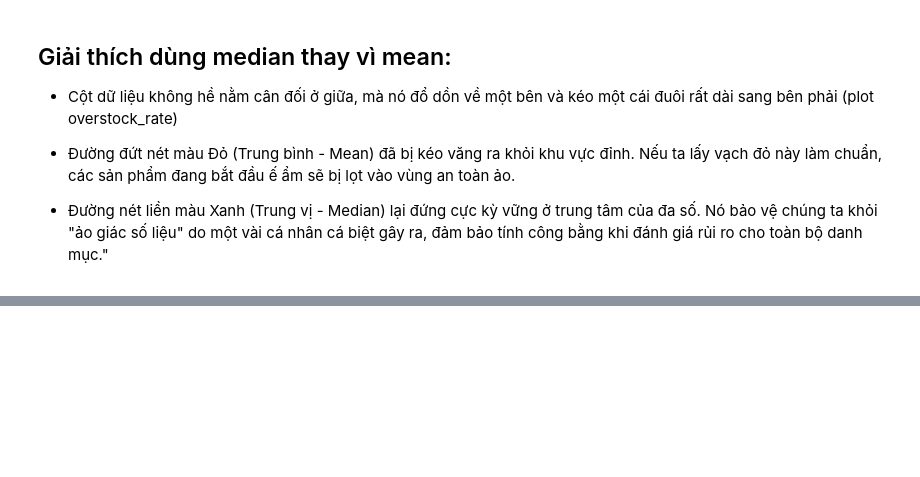
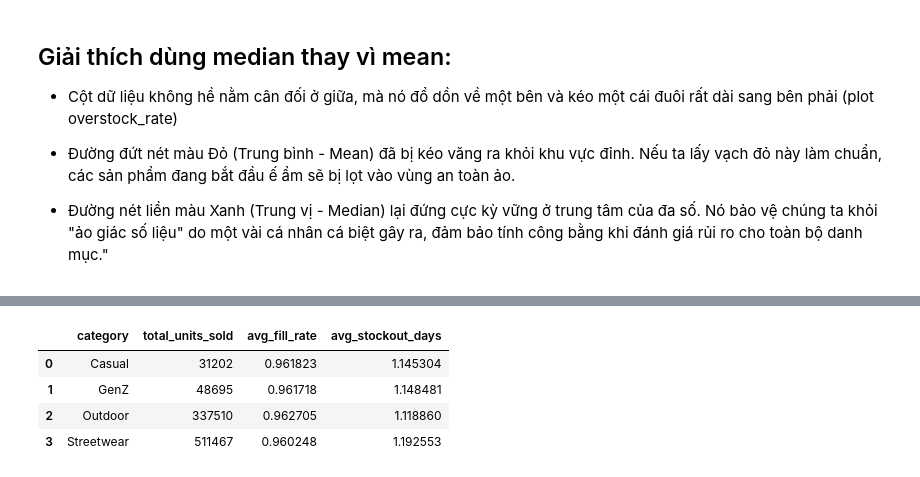
Before and after one commit to NgTHung/DATATHON-2026-r1, a Jupyter notebook: notebooks/Supply-side.ipynb, the cells around one changed output, grey strips where cells are left out. Cells and saved outputs as stored; diff of their text form; code cells hidden in the pictures; blank space fills up the shorter version.

```diff
--- a/notebooks/Supply-side.ipynb
+++ b/notebooks/Supply-side.ipynb
@@ -300,0 +316,13 @@ plt.show()
+# %%
+chart_df = df.groupby("category", as_index=False).agg(
+    total_units_sold=("units_sold", "sum"),
+    avg_fill_rate=("fill_rate", "mean"),
+    avg_stockout_days=("stockout_days", "mean")
+)
+chart_df
+# %% [output]
+|  | category | total_units_sold | avg_fill_rate | avg_stockout_days |
+| 0 | Casual | 31202 | 0.961823 | 1.145304 |
+| 1 | GenZ | 48695 | 0.961718 | 1.148481 |
+| 2 | Outdoor | 337510 | 0.962705 | 1.118860 |
+| 3 | Streetwear | 511467 | 0.960248 | 1.192553 |
```
Also changed, not shown: parts of 10 cells of this notebook.
